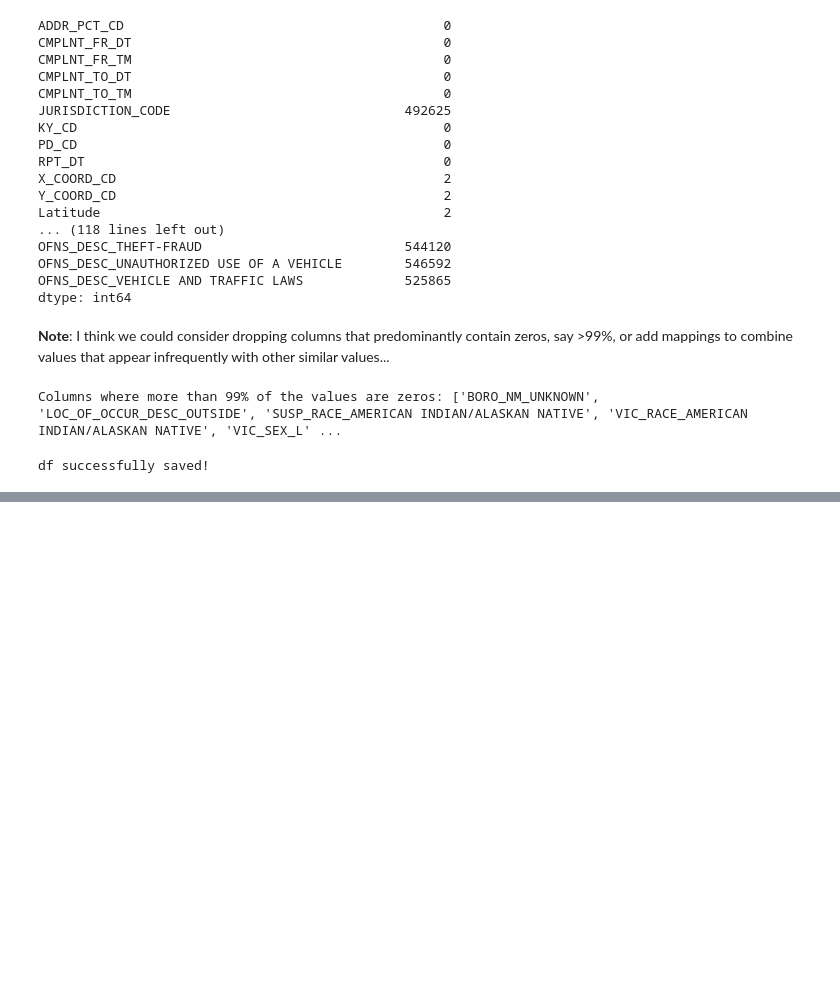
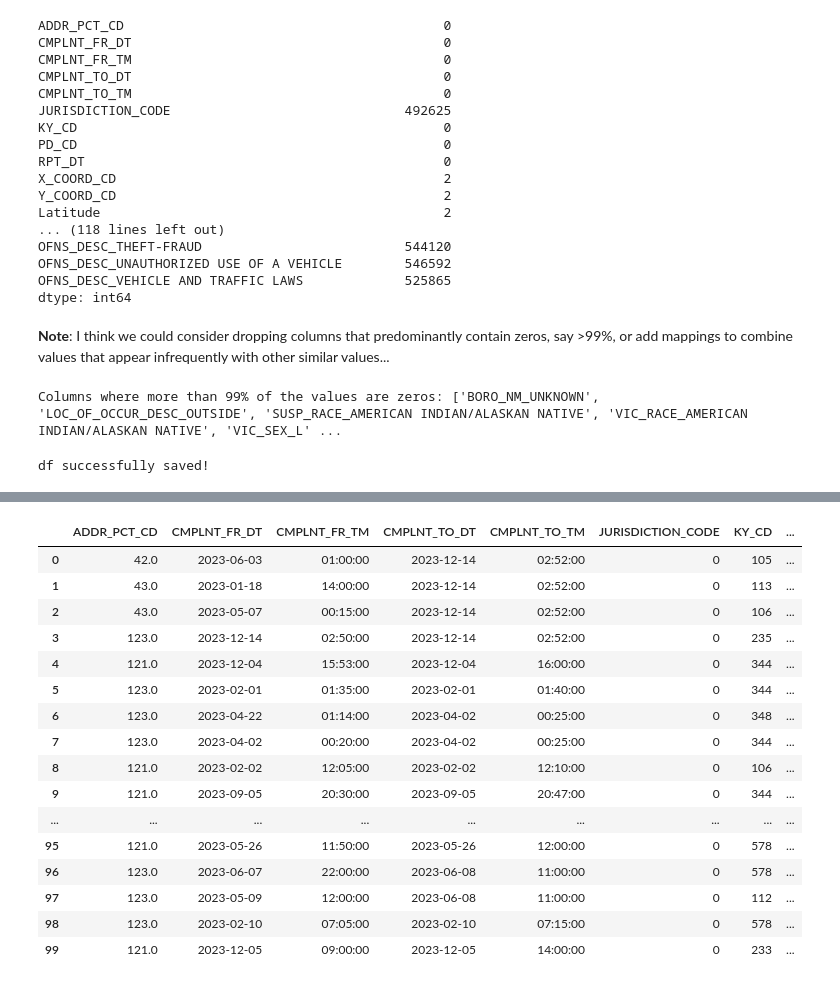
Before and after one commit to janieyw/cs6111_project3, a Jupyter notebook: preprocessing.ipynb, the cells around one changed output, grey strips where cells are left out. Saved outputs shown, nothing was run; the diff lists cells and outputs as text; code cells hidden in the pictures; blank space fills up the shorter version.

```diff
--- a/preprocessing.ipynb
+++ b/preprocessing.ipynb
@@ -3,8 +29,10 @@ import pandas as pd
 import matplotlib.pyplot as plt
 import numpy as np
 # %%
-df_original = pd.read_csv("NYPD_Complaint_Data_Current__Year_To_Date__20240405.csv")
+df_original = pd.read_csv("NYPD_Complaint_Data_Current__Year_To_Date__20240408.csv")
 # %%
+pd.set_option('display.max_columns', None)
+pd.set_option('display.width', 1000)
 df_original.head()
 # %% [output]
 |  | CMPLNT_NUM | ADDR_PCT_CD | BORO_NM | CMPLNT_FR_DT | CMPLNT_FR_TM | CMPLNT_TO_DT | CMPLNT_TO_TM | ... |
@@ -812,0 +913,22 @@ df successfully saved!
+# %%
+pd.set_option('display.max_columns', None)
+pd.set_option('display.width', 1000)
+df.head(100)
+# %% [output]
+|  | ADDR_PCT_CD | CMPLNT_FR_DT | CMPLNT_FR_TM | CMPLNT_TO_DT | CMPLNT_TO_TM | JURISDICTION_CODE | KY_CD | ... |
+| 0 | 42.0 | 2023-06-03 | 01:00:00 | 2023-12-14 | 02:52:00 | 0 | 105 | ... |
+| 1 | 43.0 | 2023-01-18 | 14:00:00 | 2023-12-14 | 02:52:00 | 0 | 113 | ... |
+| 2 | 43.0 | 2023-05-07 | 00:15:00 | 2023-12-14 | 02:52:00 | 0 | 106 | ... |
+| 3 | 123.0 | 2023-12-14 | 02:50:00 | 2023-12-14 | 02:52:00 | 0 | 235 | ... |
+| 4 | 121.0 | 2023-12-04 | 15:53:00 | 2023-12-04 | 16:00:00 | 0 | 344 | ... |
+| 5 | 123.0 | 2023-02-01 | 01:35:00 | 2023-02-01 | 01:40:00 | 0 | 344 | ... |
+| 6 | 123.0 | 2023-04-22 | 01:14:00 | 2023-04-02 | 00:25:00 | 0 | 348 | ... |
+| 7 | 123.0 | 2023-04-02 | 00:20:00 | 2023-04-02 | 00:25:00 | 0 | 344 | ... |
+| 8 | 121.0 | 2023-02-02 | 12:05:00 | 2023-02-02 | 12:10:00 | 0 | 106 | ... |
+| 9 | 121.0 | 2023-09-05 | 20:30:00 | 2023-09-05 | 20:47:00 | 0 | 344 | ... |
+| ... | ... | ... | ... | ... | ... | ... | ... | ... |
+| 95 | 121.0 | 2023-05-26 | 11:50:00 | 2023-05-26 | 12:00:00 | 0 | 578 | ... |
+| 96 | 123.0 | 2023-06-07 | 22:00:00 | 2023-06-08 | 11:00:00 | 0 | 578 | ... |
+| 97 | 123.0 | 2023-05-09 | 12:00:00 | 2023-06-08 | 11:00:00 | 0 | 112 | ... |
+| 98 | 123.0 | 2023-02-10 | 07:05:00 | 2023-02-10 | 07:15:00 | 0 | 578 | ... |
+| 99 | 121.0 | 2023-12-05 | 09:00:00 | 2023-12-05 | 14:00:00 | 0 | 233 | ... |
```
Also changed, not shown: parts of 8 cells of this notebook, 1 other file.
